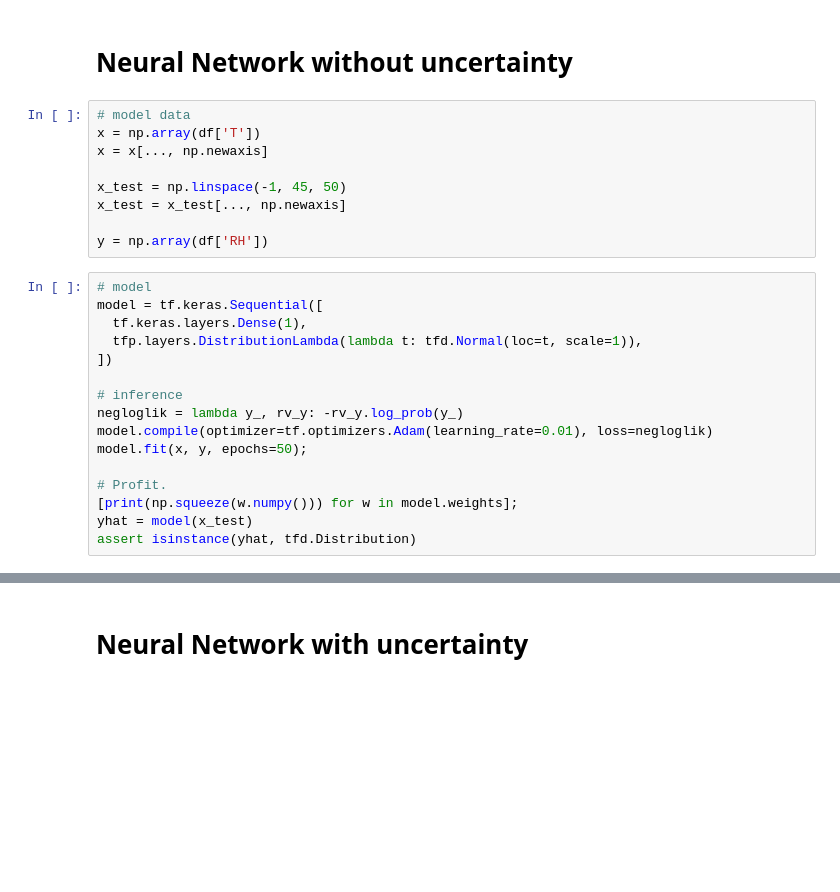
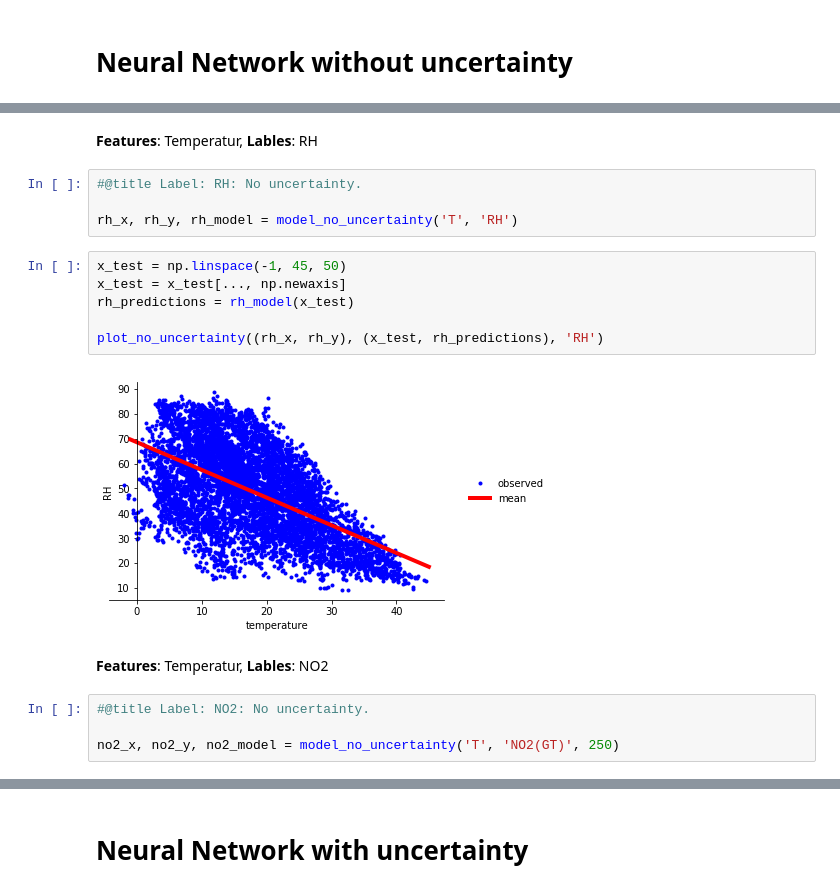
Before and after one commit to tom-schoener/ml-probability, a Jupyter notebook: tfp-evaluation/notebooks/air_quality.ipynb, the cells around one changed output, grey strips where cells are left out. Cells and saved outputs as stored; diff of their text form; blank space fills up the shorter version.

```diff
--- a/tfp-evaluation/notebooks/air_quality.ipynb
+++ b/tfp-evaluation/notebooks/air_quality.ipynb
@@ -125,27 +144,2 @@ for col in df.columns:
 # %% [markdown]
 # Neural Network without uncertainty
-# %%
-# model data
-x = np.array(df['T'])
-x = x[..., np.newaxis]
-
-x_test = np.linspace(-1, 45, 50)
-x_test = x_test[..., np.newaxis]
-
-y = np.array(df['RH'])
-# %%
-# model
-model = tf.keras.Sequential([
-  tf.keras.layers.Dense(1),
-  tfp.layers.DistributionLambda(lambda t: tfd.Normal(loc=t, scale=1)),
-])
-
-# inference
-negloglik = lambda y_, rv_y: -rv_y.log_prob(y_)
-model.compile(optimizer=tf.optimizers.Adam(learning_rate=0.01), loss=negloglik)
-model.fit(x, y, epochs=50);
-
-# Profit.
-[print(np.squeeze(w.numpy())) for w in model.weights];
-yhat = model(x_test)
-assert isinstance(yhat, tfd.Distribution)
@@ -186,0 +190,20 @@ plt.legend(loc='center left', fancybox=True, framealpha=0., bbox_to_anchor=(1.05
+# %% [markdown]
+**Features**: Temperatur, **Lables**: RH
+# %%
+#@title Label: RH: No uncertainty.
+
+rh_x, rh_y, rh_model = model_no_uncertainty('T', 'RH')
+# %%
+x_test = np.linspace(-1, 45, 50)
+x_test = x_test[..., np.newaxis]
+rh_predictions = rh_model(x_test)
+
+plot_no_uncertainty((rh_x, rh_y), (x_test, rh_predictions), 'RH')
+# %% [output]
+[figure, added]
+# %% [markdown]
+**Features**: Temperatur, **Lables**: NO2
+# %%
+#@title Label: NO2: No uncertainty.
+
+no2_x, no2_y, no2_model = model_no_uncertainty('T', 'NO2(GT)', 250)
```
Also changed, not shown: parts of 13 cells of this notebook.
